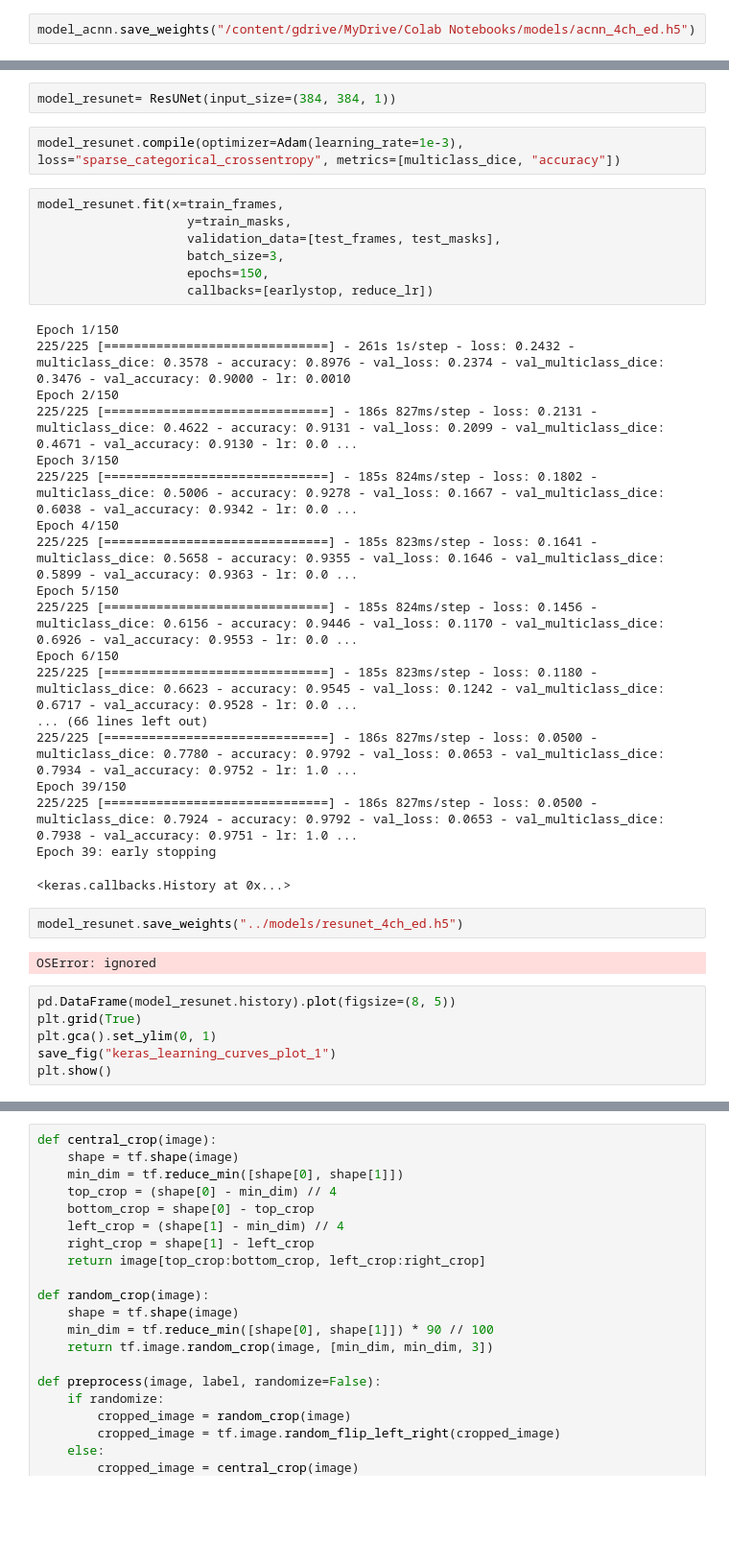
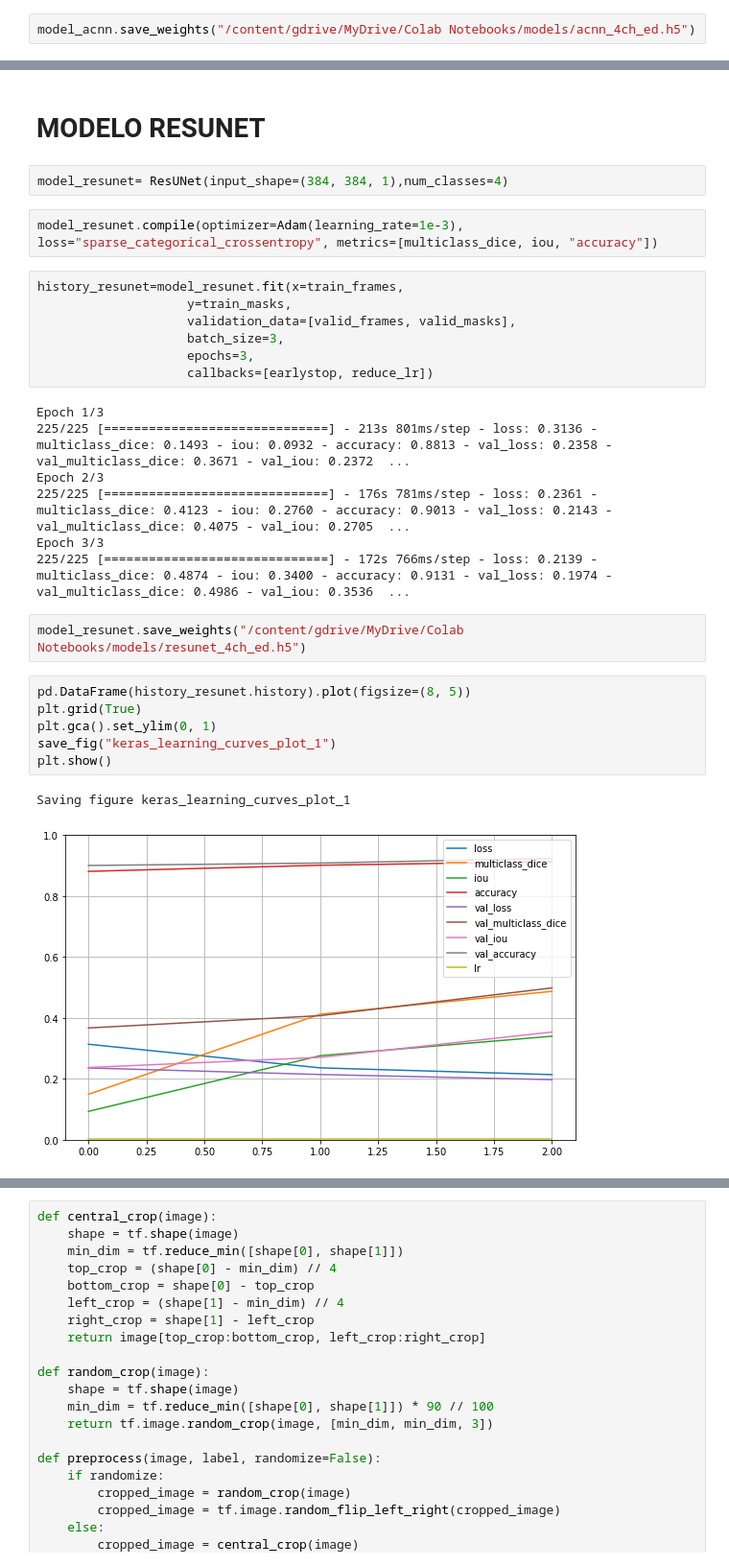
Before and after one commit to Itziar23/prueba, a Jupyter notebook: principal.ipynb, the cells around one changed output, grey strips where cells are left out. Shown at 96% size. Cells and saved outputs as stored; diff of their text form; blank space fills up the shorter version.

```diff
--- a/principal.ipynb
+++ b/principal.ipynb
@@ -392,41 +358,32 @@ def ResUNet(input_size=(256, 256, 3)):
+# %% [markdown]
+# MODELO RESUNET
 # %%
-model_resunet= ResUNet(input_size=(384, 384, 1))
+model_resunet= ResUNet(input_shape=(384, 384, 1),num_classes=4)
 # %%
-model_resunet.compile(optimizer=Adam(learning_rate=1e-3), loss="sparse_categorical_crossentropy", metrics=[multiclass_dice, "accuracy"])
+model_resunet.compile(optimizer=Adam(learning_rate=1e-3), loss="sparse_categorical_crossentropy", metrics=[multiclass_dice, iou, "accuracy"])
 # %%
-model_resunet.fit(x=train_frames,
+history_resunet=model_resunet.fit(x=train_frames,
                     y=train_masks,
-                    validation_data=[test_frames, test_masks],
+                    validation_data=[valid_frames, valid_masks],
                     batch_size=3,
-                    epochs=150,
+                    epochs=3,
                     callbacks=[earlystop, reduce_lr])
 # %% [output]
-Epoch 1/150
-225/225 [==============================] - 261s 1s/step - loss: 0.2432 - multiclass_dice: 0.3578 - accuracy: 0.8976 - val_loss: 0.2374 - val_multiclass_dice: 0.3476 - val_accuracy: 0.9000 - lr: 0.0010
-Epoch 2/150
-225/225 [==============================] - 186s 827ms/step - loss: 0.2131 - multiclass_dice: 0.4622 - accuracy: 0.9131 - val_loss: 0.2099 - val_multiclass_dice: 0.4671 - val_accuracy: 0.9130 - lr: 0.0 ...
-Epoch 3/150
-225/225 [==============================] - 185s 824ms/step - loss: 0.1802 - multiclass_dice: 0.5006 - accuracy: 0.9278 - val_loss: 0.1667 - val_multiclass_dice: 0.6038 - val_accuracy: 0.9342 - lr: 0.0 ...
-Epoch 4/150
-225/225 [==============================] - 185s 823ms/step - loss: 0.1641 - multiclass_dice: 0.5658 - accuracy: 0.9355 - val_loss: 0.1646 - val_multiclass_dice: 0.5899 - val_accuracy: 0.9363 - lr: 0.0 ...
-Epoch 5/150
-225/225 [==============================] - 185s 824ms/step - loss: 0.1456 - multiclass_dice: 0.6156 - accuracy: 0.9446 - val_loss: 0.1170 - val_multiclass_dice: 0.6926 - val_accuracy: 0.9553 - lr: 0.0 ...
-Epoch 6/150
-225/225 [==============================] - 185s 823ms/step - loss: 0.1180 - multiclass_dice: 0.6623 - accuracy: 0.9545 - val_loss: 0.1242 - val_multiclass_dice: 0.6717 - val_accuracy: 0.9528 - lr: 0.0 ...
-... (66 lines left out)
-225/225 [==============================] - 186s 827ms/step - loss: 0.0500 - multiclass_dice: 0.7780 - accuracy: 0.9792 - val_loss: 0.0653 - val_multiclass_dice: 0.7934 - val_accuracy: 0.9752 - lr: 1.0 ...
-Epoch 39/150
-225/225 [==============================] - 186s 827ms/step - loss: 0.0500 - multiclass_dice: 0.7924 - accuracy: 0.9792 - val_loss: 0.0653 - val_multiclass_dice: 0.7938 - val_accuracy: 0.9751 - lr: 1.0 ...
-Epoch 39: early stopping
+Epoch 1/3
+225/225 [==============================] - 213s 801ms/step - loss: 0.3136 - multiclass_dice: 0.1493 - iou: 0.0932 - accuracy: 0.8813 - val_loss: 0.2358 - val_multiclass_dice: 0.3671 - val_iou: 0.2372  ...
+Epoch 2/3
+225/225 [==============================] - 176s 781ms/step - loss: 0.2361 - multiclass_dice: 0.4123 - iou: 0.2760 - accuracy: 0.9013 - val_loss: 0.2143 - val_multiclass_dice: 0.4075 - val_iou: 0.2705  ...
+Epoch 3/3
+225/225 [==============================] - 172s 766ms/step - loss: 0.2139 - multiclass_dice: 0.4874 - iou: 0.3400 - accuracy: 0.9131 - val_loss: 0.1974 - val_multiclass_dice: 0.4986 - val_iou: 0.3536  ...
-<keras.callbacks.History at 0x...>
 # %%
-model_resunet.save_weights("../models/resunet_4ch_ed.h5")
+model_resunet.save_weights("/content/gdrive/MyDrive/Colab Notebooks/models/resunet_4ch_ed.h5")
-# %% [output]
-OSError: ignored
 # %%
-pd.DataFrame(model_resunet.history).plot(figsize=(8, 5))
+pd.DataFrame(history_resunet.history).plot(figsize=(8, 5))
 plt.grid(True)
 plt.gca().set_ylim(0, 1)
 save_fig("keras_learning_curves_plot_1")
 plt.show()
+# %% [output]
+Saving figure keras_learning_curves_plot_1
+[figure, added]
 # %% [markdown]
```
Also changed, not shown: parts of 18 cells of this notebook.
